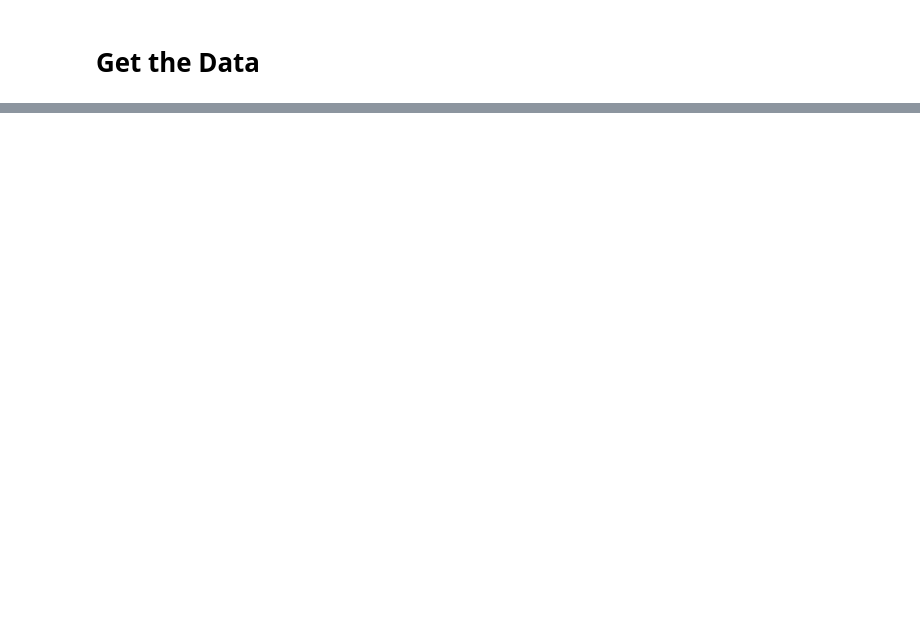
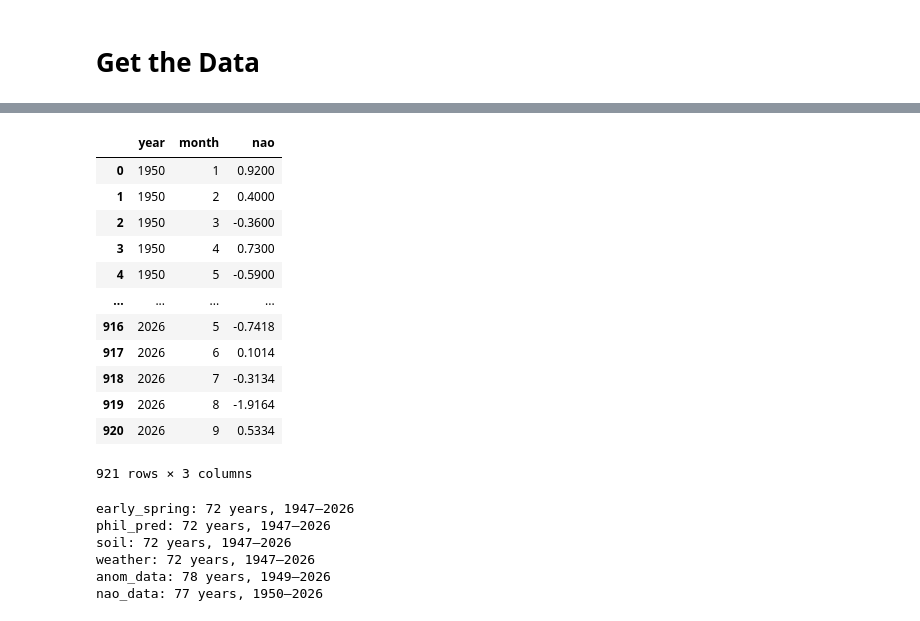
Before and after one commit to moyerc05/Machine-Learning-Project1, a Jupyter notebook: Early Spring.ipynb, the cells around one changed output, grey strips where cells are left out. Saved outputs shown, nothing was run; the diff lists cells and outputs as text; code cells hidden in the pictures; blank space fills up the shorter version.

```diff
--- a/Early Spring.ipynb
+++ b/Early Spring.ipynb
@@ -39,0 +342,25 @@ You must submit all data files and a pickled final model along with this noteboo
+# %%
+nao_data
+# %% [output]
+|  | year | month | nao |
+| 0 | 1950 | 1 | 0.9200 |
+| 1 | 1950 | 2 | 0.4000 |
+| 2 | 1950 | 3 | -0.3600 |
+| 3 | 1950 | 4 | 0.7300 |
+| 4 | 1950 | 5 | -0.5900 |
+| ... | ... | ... | ... |
+| 916 | 2026 | 5 | -0.7418 |
+| 917 | 2026 | 6 | 0.1014 |
+| 918 | 2026 | 7 | -0.3134 |
+| 919 | 2026 | 8 | -1.9164 |
+| 920 | 2026 | 9 | 0.5334 |
+921 rows × 3 columns
+# %%
+compare_year_coverage(early_spring, phil_pred, soil, weather, anom_data, nao_data)
+# %% [output]
+early_spring: 72 years, 1947–2026
+phil_pred: 72 years, 1947–2026
+soil: 72 years, 1947–2026
+weather: 72 years, 1947–2026
+anom_data: 78 years, 1949–2026
+nao_data: 77 years, 1950–2026
```
Also changed, not shown: parts of 18 cells of this notebook.
